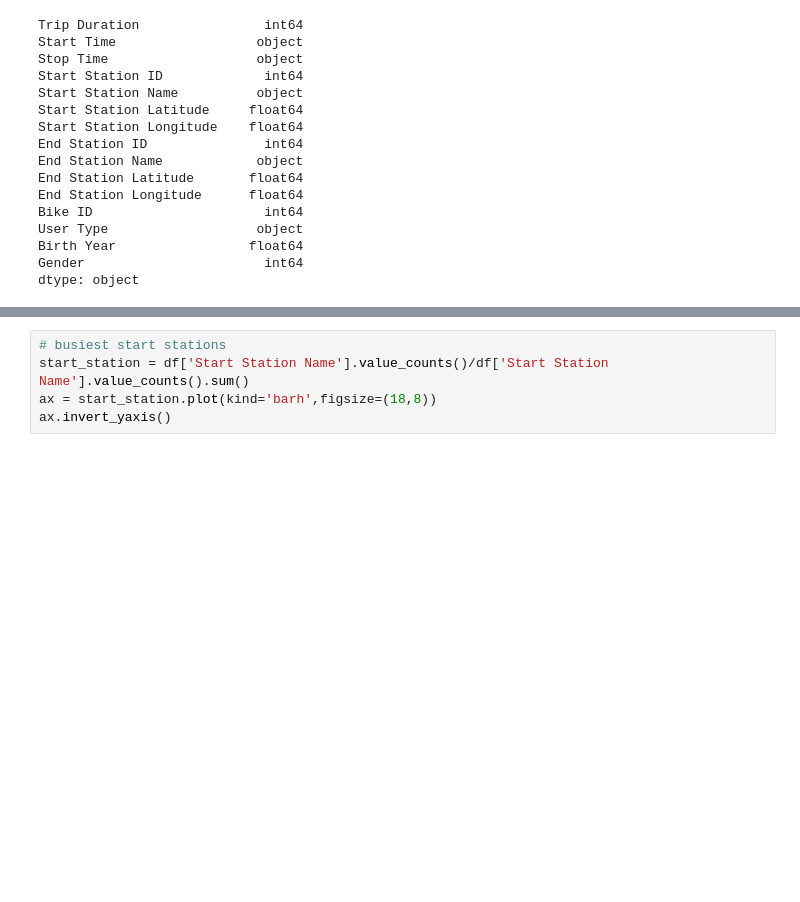
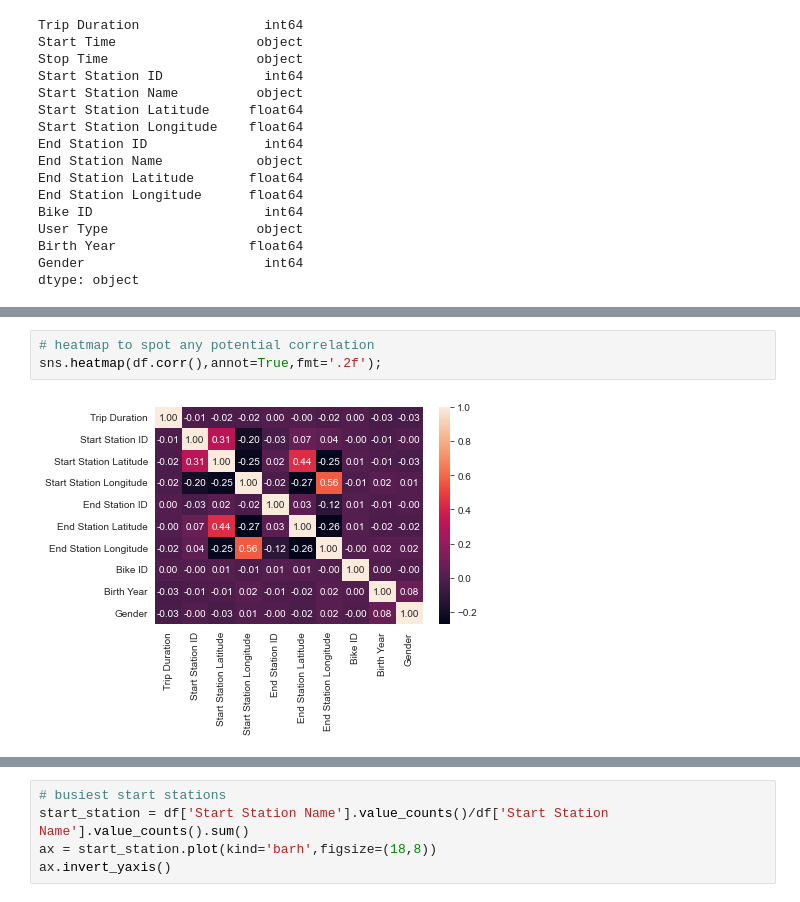
Before and after one commit to midoeddou/citibike_december2015, a Jupyter notebook: Desktop/Udacity/data_scientist/project_one_blog/citi_bike_ride.ipynb, the cells around one changed output, grey strips where cells are left out. Drawn from its saved outputs; the diff is of its cells as text; blank space fills up the shorter version.

```diff
--- a/Desktop/Udacity/data_scientist/project_one_blog/citi_bike_ride.ipynb
+++ b/Desktop/Udacity/data_scientist/project_one_blog/citi_bike_ride.ipynb
@@ -83,0 +101,5 @@ df.hist(figsize = (8,10));
+# %%
+# heatmap to spot any potential correlation
+sns.heatmap(df.corr(),annot=True,fmt='.2f');
+# %% [output]
+[figure, added]
```
Also changed, not shown: parts of 64 cells of this notebook.
